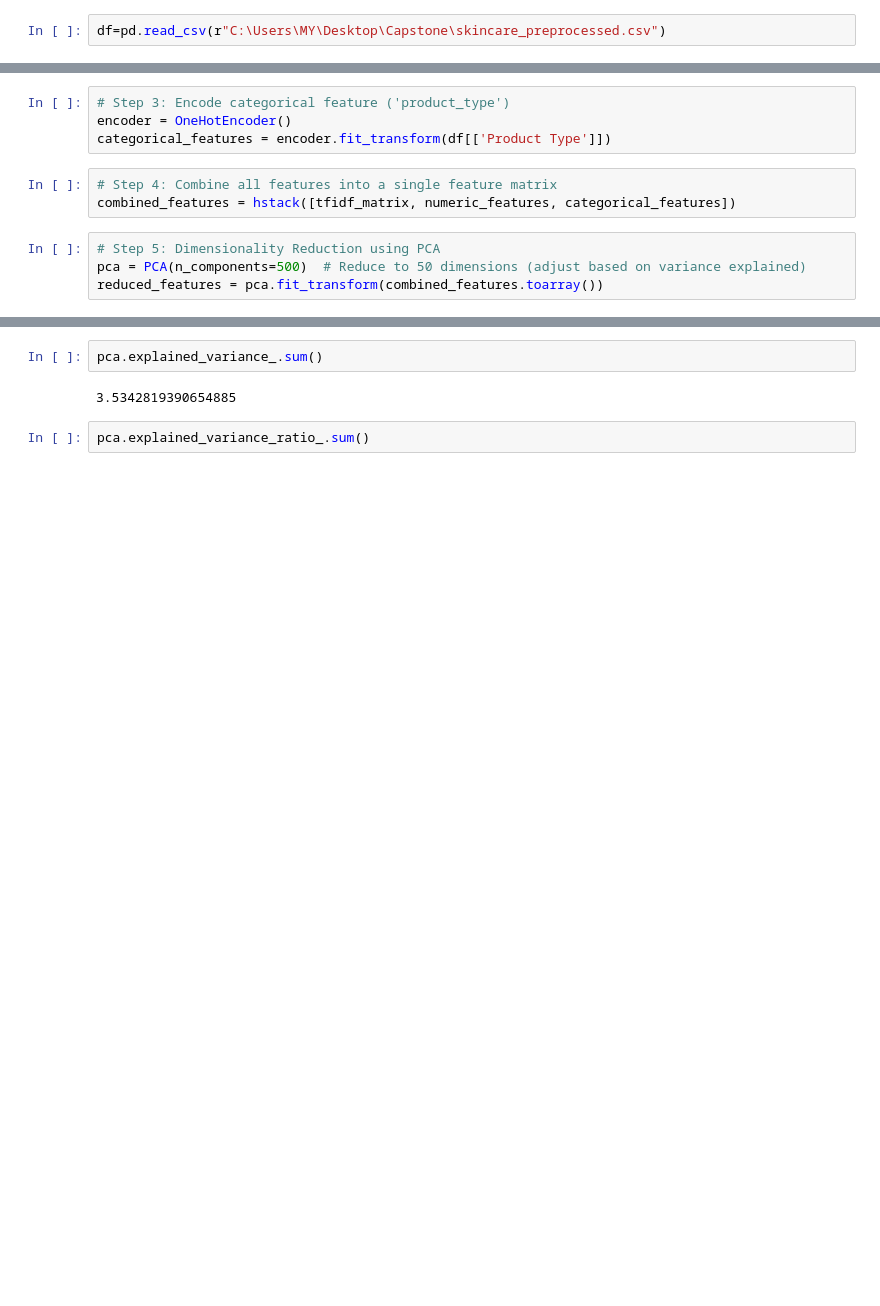
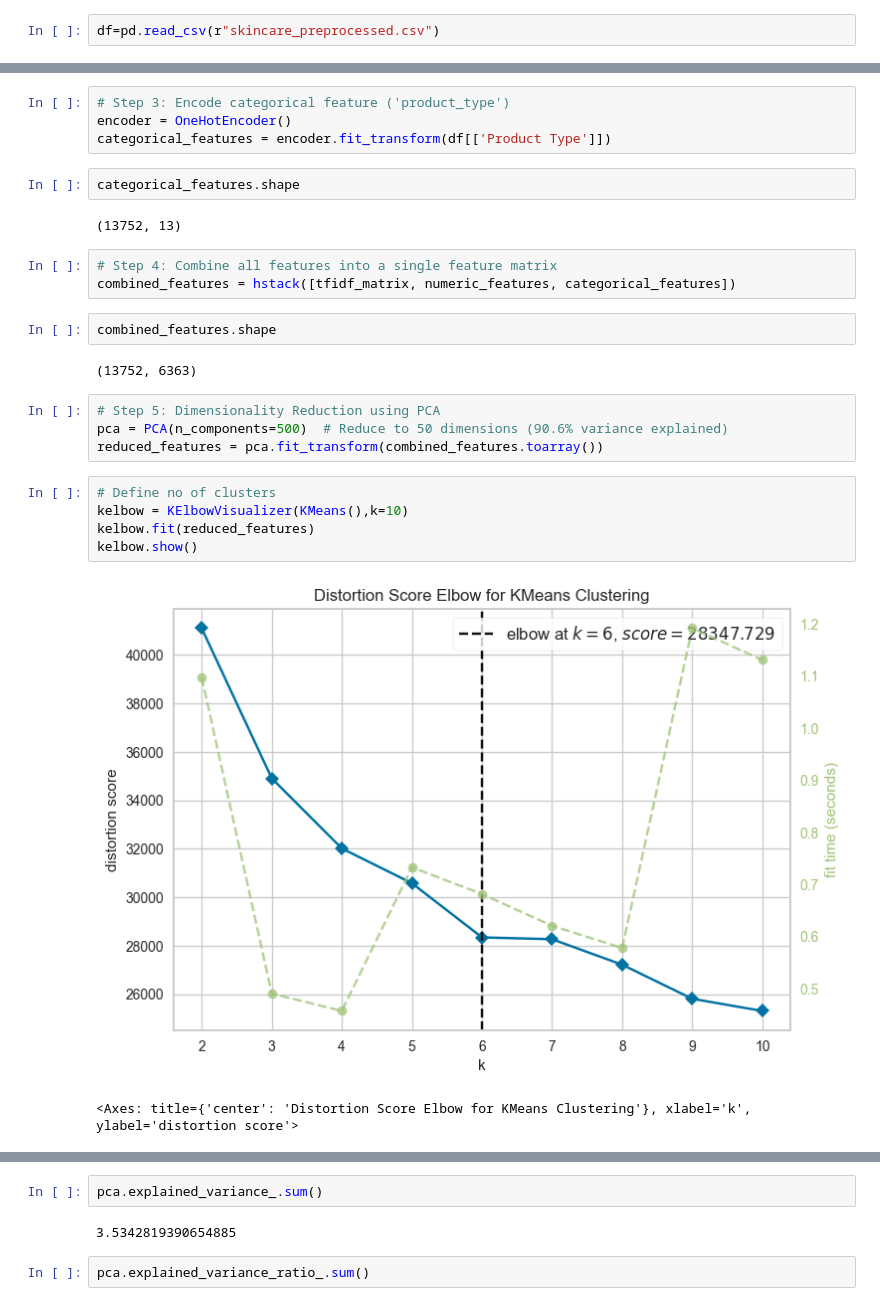
Before and after one commit to umangagarwal08/Skincare-Product-Recommendation, a Jupyter notebook: try.ipynb, the cells around one changed output, grey strips where cells are left out. Cells and saved outputs as stored; diff of their text form; blank space fills up the shorter version.

```diff
--- a/try.ipynb
+++ b/try.ipynb
@@ -11,5 +11,5 @@ from fuzzywuzzy import process
 # %%
-df=pd.read_csv(r"C:\Users\MY\Desktop\Capstone\skincare_preprocessed.csv")
+df=pd.read_csv(r"skincare_preprocessed.csv")
 # %%
 # Step 1: TF-IDF Vectorization on 'title'
 tfidf_vectorizer = TfidfVectorizer()
@@ -22,12 +48,28 @@ numeric_features = scaler.fit_transform(df[['Price', 'Rating']])
 # Step 3: Encode categorical feature ('product_type')
 encoder = OneHotEncoder()
 categorical_features = encoder.fit_transform(df[['Product Type']])
+# %%
+categorical_features.shape
+# %% [output]
+(13752, 13)
 # %%
 # Step 4: Combine all features into a single feature matrix
 combined_features = hstack([tfidf_matrix, numeric_features, categorical_features])
+# %%
+combined_features.shape
+# %% [output]
+(13752, 6363)
 # %%
 # Step 5: Dimensionality Reduction using PCA
-pca = PCA(n_components=500)  # Reduce to 50 dimensions (adjust based on variance explained)
+pca = PCA(n_components=500)  # Reduce to 50 dimensions (90.6% variance explained)
 reduced_features = pca.fit_transform(combined_features.toarray())
+# %%
+# Define no of clusters
+kelbow = KElbowVisualizer(KMeans(),k=10)
+kelbow.fit(reduced_features)
+kelbow.show()
+# %% [output]
+[figure, added]
+<Axes: title={'center': 'Distortion Score Elbow for KMeans Clustering'}, xlabel='k', ylabel='distortion score'>
 # %%
 # Step 6: Clustering with KMeans
```
Also changed, not shown: parts of 7 cells of this notebook, 4 other files.
